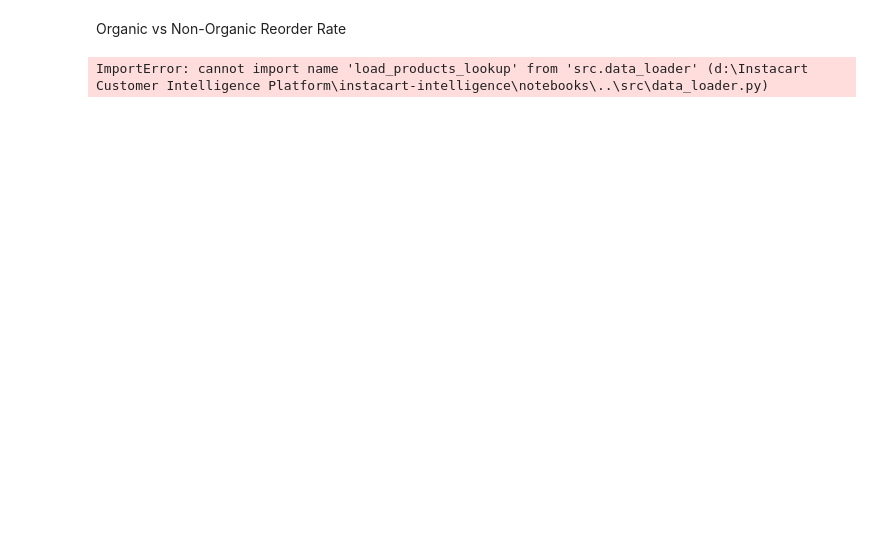
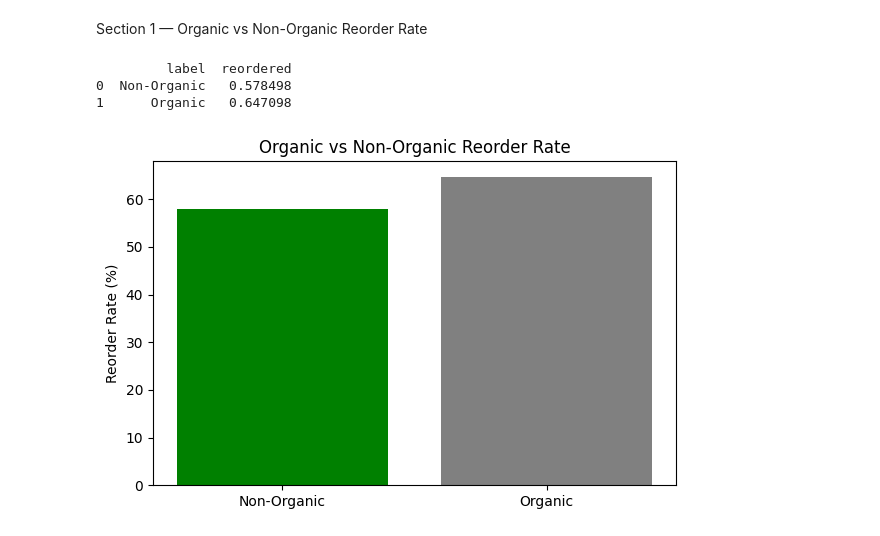
Before and after one commit to SohamJoshi07/instacart-intelligence, a Jupyter notebook: notebooks/02_eda_deep_dives.ipynb, the cells around one changed output. Saved outputs shown, nothing was run; the diff lists cells and outputs as text; code cells hidden in the pictures; blank space fills up the shorter version.

Commit message:
add EDA deep dive notebook - organic analysis, cart position, department reorder rates

```diff
--- a/notebooks/02_eda_deep_dives.ipynb
+++ b/notebooks/02_eda_deep_dives.ipynb
@@ -1,50 +1,39 @@
 # %% [markdown]
-Organic vs Non-Organic Reorder Rate
+Section 1 — Organic vs Non-Organic Reorder Rate
 # %%
 import pandas as pd
 import matplotlib.pyplot as plt
-import seaborn as sns
 import sys
+sys.path.append('..')
+from src.data_loader import load_order_products_train, load_product_lookup
 
-sys.path.append('..')
-try:
-    from src.data_loader import load_order_products_train, load_products_lookup
-except Exception:
-    from src import data_loader
-    load_order_products_train = getattr(data_loader, 'load_order_products_train')
-    # fallback to common alternative names for the products loader
-    for alt in ('load_products_lookup', 'load_products', 'load_products_table'):
-        if hasattr(data_loader, alt):
-            load_products_lookup = getattr(data_loader, alt)
-            break
-    else:
-        raise ImportError("Could not find 'load_products_lookup' (or alternatives) in src.data_loader")
+train    = load_order_products_train()
+products = load_product_lookup()
 
-train = load_order_products_train()
-products_lookup = load_products_lookup()
-
-#Flag organic products
-products_lookup['organic'] = products_lookup['product_name'].str.contains(
-    'organic', case=False, na=False)
-
-#join and compute reorder rates
-merged = train.merge(products_lookup[['product_id', 'organic', 'department_id']], on='product_id')
-
-organic_rate = (
-    merged.groupby('organic')['reordered']
-    .mean()
-    .reset_index()
+# Flag organic products
+products['is_organic'] = products['product_name'].str.contains(
+    'Organic', case=False, na=False
 )
 
-organic_rate['Label'] = organic_rate['organic'].map({True: 'Organic', False: 'Non-Organic'})
-print(organic_rate[['Label', 'reordered']])
+# Join and compute reorder rate
+merged = train.merge(products[['product_id','is_organic','department']], on='product_id')
+
+organic_rate = (merged.groupby('is_organic')['reordered']
+                .mean()
+                .reset_index())
+organic_rate['label'] = organic_rate['is_organic'].map({True: 'Organic', False: 'Non-Organic'})
+
+print(organic_rate[['label','reordered']])
 
 plt.figure(figsize=(6, 4))
-sns.barplot(organic_rate['Label'], organic_rate['reordered']*100, color=['#2ca02c', '#1f77b4'])
+plt.bar(organic_rate['label'], organic_rate['reordered']*100, color=['green','gray'])
 plt.ylabel('Reorder Rate (%)')
-plt.title('Organic vs Non-Organic Reorder Rates')
+plt.title('Organic vs Non-Organic Reorder Rate')
 plt.tight_layout()
-plt.savefig('../reports/figures/organic_reorder_rate.png', dpi=150)
+plt.savefig('../docs/eda/organic_vs_nonorganic.png', dpi=150)
 plt.show()
 # %% [output]
-ImportError: cannot import name 'load_products_lookup' from 'src.data_loader' (d:\Instacart Customer Intelligence Platform\instacart-intelligence\notebooks\..\src\data_loader.py)
+         label  reordered
+0  Non-Organic   0.578498
+1      Organic   0.647098
+[figure, added]
```
Also changed, not shown: parts of 4 cells of this notebook.
